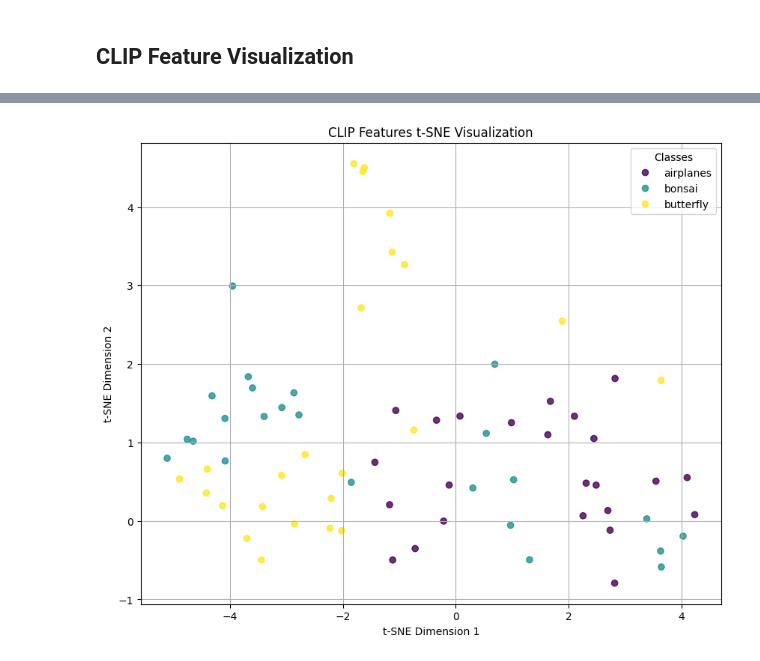
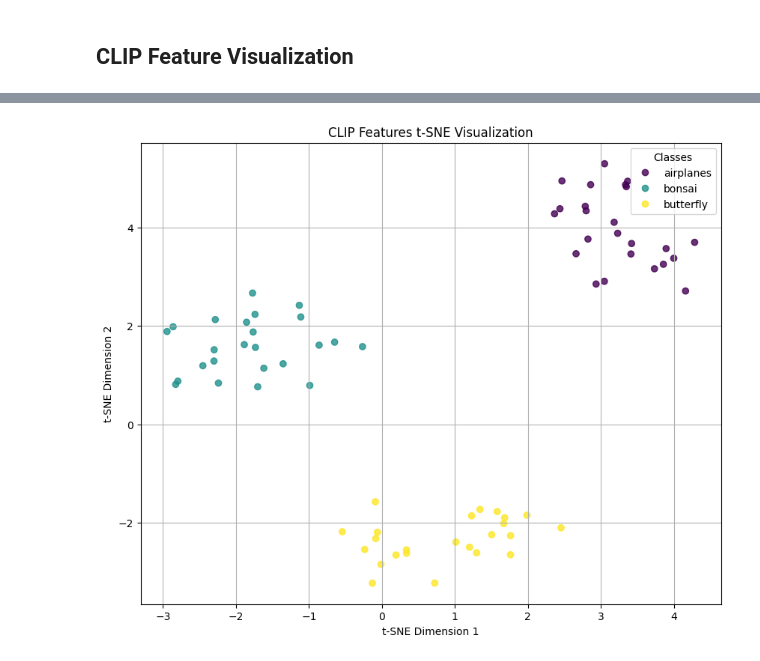
Before and after one commit to tomlough/CE5012, a Jupyter notebook: 24349976_CE5012_Assignment3.ipynb, the cells around one changed output, grey strips where cells are left out. Drawn from its saved outputs; the diff is of its cells as text; code cells hidden in the pictures.

```diff
--- a/24349976_CE5012_Assignment3.ipynb
+++ b/24349976_CE5012_Assignment3.ipynb
@@ -272,7 +272,7 @@ class ImageDataset(Dataset):
         return self.images[idx], self.targets[idx]
 
 dino_dataset = ImageDataset(images, targets)
-dino_dataloader = DataLoader(dino_dataset, batch_size=32, shuffle=False)
+dino_dataloader = DataLoader(dino_dataset, batch_size=16, shuffle=False)
 
 # 2. Load DINO model (using a pre-trained ResNet50 as DINO's backbone)
 # DINO models are typically vision transformers, but for simplicity and using available imports,
@@ -338,7 +338,7 @@ Downloading: "https://download.pytorch.org/models/resnet50-11ad3fa6.pth" to /roo
 # %%
 # 1. Define data loader (re-using the same ImageDataset and DataLoader logic)
 clip_dataset = ImageDataset(images, targets)
-clip_dataloader = DataLoader(clip_dataset, batch_size=32, shuffle=False)
+clip_dataloader = DataLoader(clip_dataset, batch_size=16, shuffle=False)
 
 # 2. Load CLIP model and processor
 # Using 'openai/clip-vit-base-patch32' as a common CLIP model
@@ -380,39 +380,41 @@ all_clip_labels = []
 with torch.no_grad():
     for batch_images, batch_labels in clip_dataloader:
         # CLIP processor can directly handle image tensors
-        inputs = processor(images=batch_images, return_tensors="pt").to(device)
+        #inputs = processor(images=batch_images, return_tensors="pt").to(device)
+        inputs = batch_images.to(device)
 
         # Get image features
-        features = clip_model.get_image_features(**inputs)
+        #features = clip_model.get_image_features(**inputs)
+        features = clip_model.get_image_features(pixel_values=inputs)
         # Corrected: Access pooler_output from the BaseModelOutputWithPooling object
         all_clip_features.append(features.pooler_output.cpu())
         all_clip_labels.append(batch_labels)
 
 # 4. Convert them to numpy format
 all_clip_features = torch.cat(all_clip_features, dim=0).numpy()
 all_clip_labels = torch.cat(all_clip_labels, dim=0).numpy()
 
 # 5. Reduce dimensionality of features using t-SNE
 tsne_clip = TSNE(n_components=2, random_state=42)
 clip_tsne_results = tsne_clip.fit_transform(all_clip_features)
 
 # 6. Plot t-SNE visualization
 plt.figure(figsize=(10, 8))
 scatter_clip = plt.scatter(clip_tsne_results[:, 0],
                            clip_tsne_results[:, 1],
                            c=all_clip_labels,
                            cmap='viridis',
                            alpha=0.8)
 
 # Create legend using targets_name
 # label_to_name and class_names are already defined earlier
 legend_labels_clip = [label_to_name[i] for i in sorted(np.unique(all_clip_labels))]
 
 plt.legend(handles=scatter_clip.legend_elements()[0], labels=legend_labels_clip, title="Classes")
 plt.title('CLIP Features t-SNE Visualization')
 plt.xlabel('t-SNE Dimension 1')
 plt.ylabel('t-SNE Dimension 2')
 plt.grid(True)
 plt.show()
 # %% [output]
-[figure, old version]
+[figure, new version]
```
Also changed, not shown: parts of 2 cells of this notebook.
